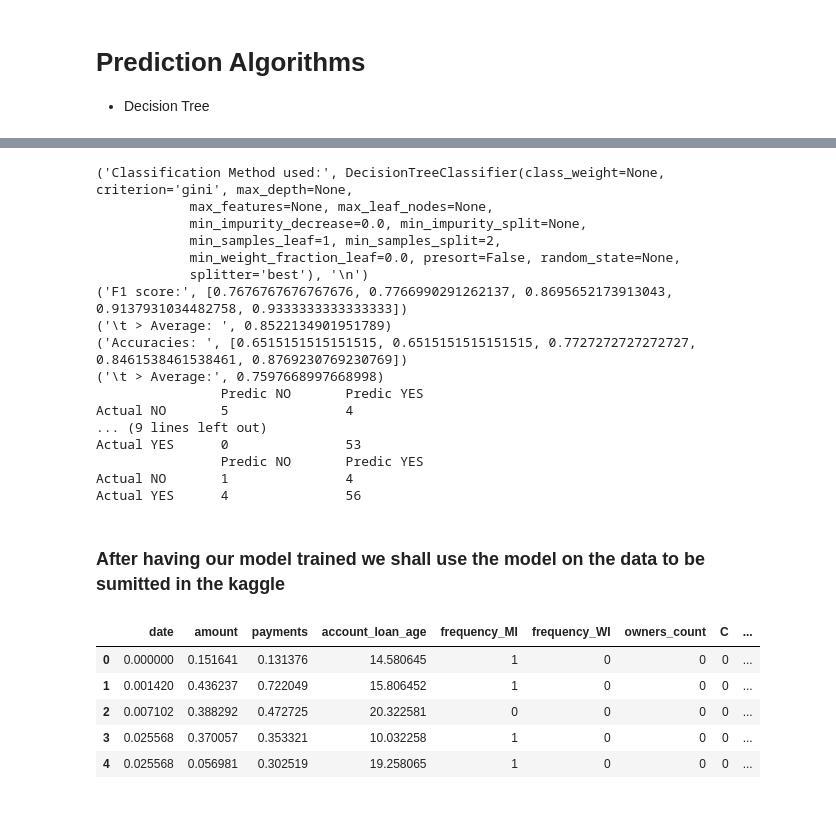
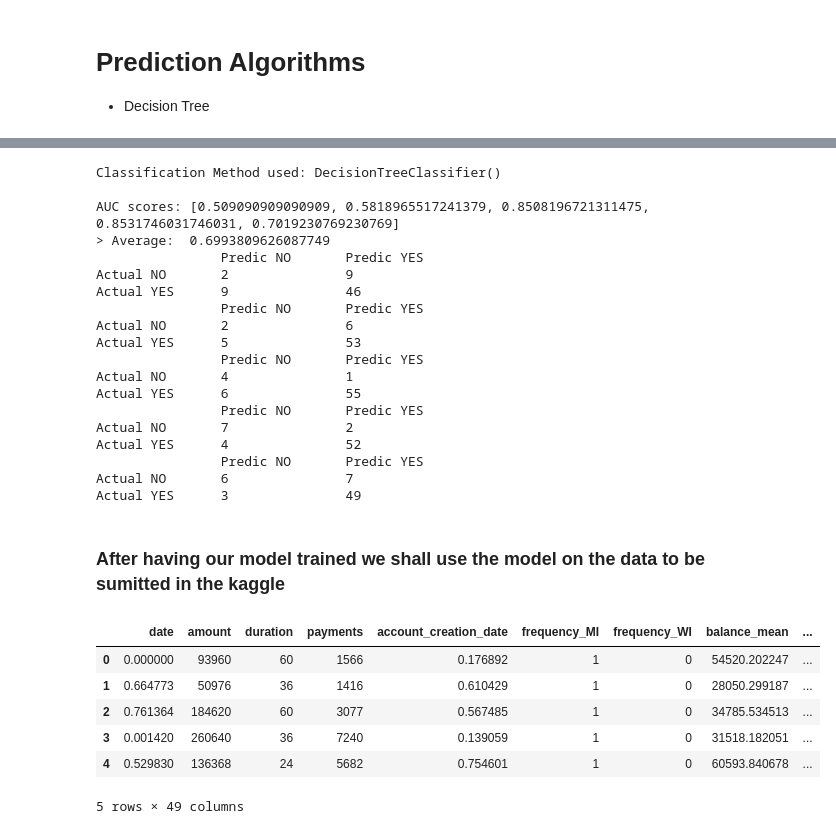
Before and after one commit to bluediberry/ECAC, a Jupyter notebook: prediction.ipynb, the cells around one changed output, grey strips where cells are left out. Saved outputs shown, nothing was run; the diff lists cells and outputs as text; code cells hidden in the pictures.

```diff
--- a/prediction.ipynb
+++ b/prediction.ipynb
@@ -107,43 +105,44 @@ for train_index, test_index in cv.split(X):
 # %%
 # Printing the obtained results
 print('Classification Method used:', classifier, '\n')
-print('F1 score:', f1_scores)
-print('\t > Average: ', sum(f1_scores)/len(f1_scores))
-print('Accuracies: ', accuracies)
-print('\t > Average:', sum(accuracies)/len(accuracies))
+print('AUC scores:', auc_scores)
+print('> Average: ', sum(auc_scores)/len(auc_scores))
 for cf in confusion_matrixes:
     display_confusion_matrix(cf)
 # %% [output]
-('Classification Method used:', DecisionTreeClassifier(class_weight=None, criterion='gini', max_depth=None,
-            max_features=None, max_leaf_nodes=None,
-            min_impurity_decrease=0.0, min_impurity_split=None,
-            min_samples_leaf=1, min_samples_split=2,
-            min_weight_fraction_leaf=0.0, presort=False, random_state=None,
-            splitter='best'), '\n')
-('F1 score:', [0.7676767676767676, 0.7766990291262137, 0.8695652173913043, 0.9137931034482758, 0.9333333333333333])
-('\t > Average: ', 0.8522134901951789)
-('Accuracies: ', [0.6515151515151515, 0.6515151515151515, 0.7727272727272727, 0.8461538461538461, 0.8769230769230769])
-('\t > Average:', 0.7597668997668998)
+Classification Method used: DecisionTreeClassifier()
+
+AUC scores: [0.509090909090909, 0.5818965517241379, 0.8508196721311475, 0.8531746031746031, 0.7019230769230769]
+> Average:  0.6993809626087749
                 Predic NO       Predic YES
-Actual NO       5               4
-... (9 lines left out)
-Actual YES      0               53
+Actual NO       2               9
+Actual YES      9               46
                 Predic NO       Predic YES
-Actual NO       1               4
-Actual YES      4               56
+Actual NO       2               6
+Actual YES      5               53
+                Predic NO       Predic YES
+Actual NO       4               1
+Actual YES      6               55
+                Predic NO       Predic YES
+Actual NO       7               2
+Actual YES      4               52
+                Predic NO       Predic YES
+Actual NO       6               7
+Actual YES      3               49
 # %% [markdown]
 ### After having our model trained we shall use the model on the data to be sumitted in the kaggle
 # %%
-test_dataset =  utils.read_csv_to_df('test_dataset/test_dataset.csv')
-ids = utils.read_csv_to_df('ficheiros_competicao/loan_test.csv', delimiter=';')
+test_dataset =  utils.read_csv_to_df('dataset/test_dataset.csv')
+ids = utils.read_csv_to_df('dataset/ids.csv')
 display(test_dataset.head())
 # %% [output]
-|  | date | amount | payments | account_loan_age | frequency_MI | frequency_WI | owners_count | C | ... |
-| 0 | 0.000000 | 0.151641 | 0.131376 | 14.580645 | 1 | 0 | 0 | 0 | ... |
-| 1 | 0.001420 | 0.436237 | 0.722049 | 15.806452 | 1 | 0 | 0 | 0 | ... |
-| 2 | 0.007102 | 0.388292 | 0.472725 | 20.322581 | 0 | 0 | 0 | 0 | ... |
-| 3 | 0.025568 | 0.370057 | 0.353321 | 10.032258 | 1 | 0 | 0 | 0 | ... |
-| 4 | 0.025568 | 0.056981 | 0.302519 | 19.258065 | 1 | 0 | 0 | 0 | ... |
+|  | date | amount | duration | payments | account_creation_date | frequency_MI | frequency_WI | balance_mean | ... |
+| 0 | 0.000000 | 93960 | 60 | 1566 | 0.176892 | 1 | 0 | 54520.202247 | ... |
+| 1 | 0.664773 | 50976 | 36 | 1416 | 0.610429 | 1 | 0 | 28050.299187 | ... |
+| 2 | 0.761364 | 184620 | 60 | 3077 | 0.567485 | 1 | 0 | 34785.534513 | ... |
+| 3 | 0.001420 | 260640 | 36 | 7240 | 0.139059 | 1 | 0 | 31518.182051 | ... |
+| 4 | 0.529830 | 136368 | 24 | 5682 | 0.754601 | 1 | 0 | 60593.840678 | ... |
+5 rows × 49 columns
 # %%
 # We now remove the Y column with NaNs
 test_dataset = test_dataset.iloc[:, 0:STATUS_COL]
```
Also changed, not shown: parts of 7 cells of this notebook, 4 other files.
